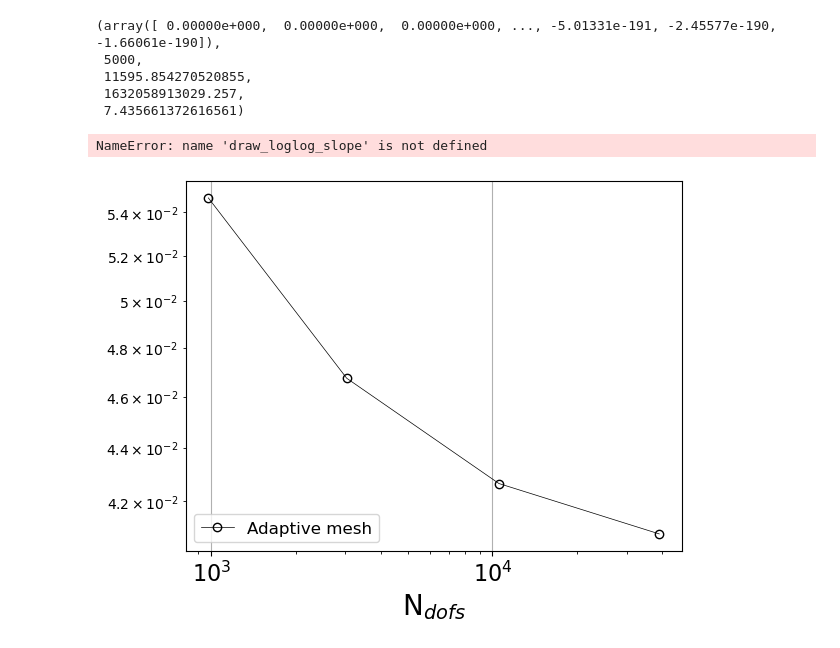
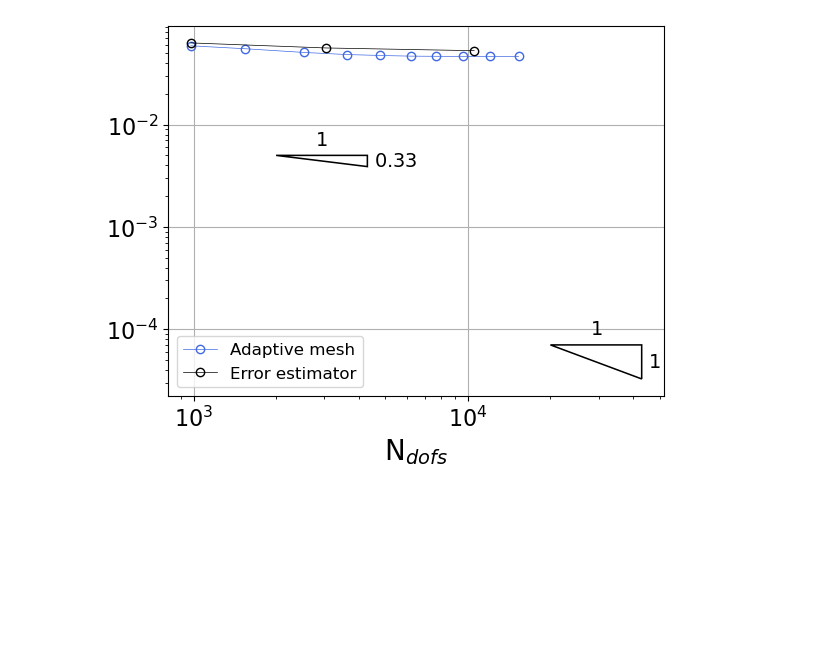
Before and after one commit to c-f-h/pyiga, a Jupyter notebook: notebooks/Inductor.ipynb, the cells around one changed output. Saved outputs shown, nothing was run; the diff lists cells and outputs as text; code cells hidden in the pictures; blank space fills up the shorter version.

```diff
--- a/notebooks/Inductor.ipynb
+++ b/notebooks/Inductor.ipynb
@@ -272,49 +358,42 @@ IndexError: tuple index out of range
-# %%
-x
-# %% [output]
-(array([ 0.00000e+000,  0.00000e+000,  0.00000e+000, ..., -5.01331e-191, -2.45577e-190, -1.66061e-190]),
- 5000,
- 11595.854270520855,
- 1632058913029.257,
- 7.435661372616561)
 # %%
 #R_a = np.load('Inductor_adaptive.npy')
-R_u = np.load('Inductor_uniform.npy')
+#R_u = np.load('Inductor_uniform.npy')
 
-numdofs=R_u[:,0]
-# numdofs_a = R_a[:,0]
-Eerr = R_u[:,2]
-# Eerr_a = R_a[:,2]
+# numdofs=R_u[:,0]
+# # numdofs_a = R_a[:,0]
+# Eerr = R_u[:,2]
+# # Eerr_a = R_a[:,2]
 pos=((2*1e4,7*1e-5),(2.5*1e4,3*1e-5),(5*1e4,5*1e-7),(6*1e4,1e-7))
 pos_u=((2*1e3,5*1e-3),(4*1e3,3*1e-3),(1e4,1.5*1e-3),(3*1e3,1e-3))
 w = (1.5,1.5,1.5,1.5)
 inv = (False,False,False,True)
-for i, deg in enumerate((2,3,5,8)):
-    numdofs=R_u[:,i*5+0]
-    # numdofs_a = R_a[:,i*5+0]
-    Eerr = R_u[:,i*5+2]
-    # Eerr_a = R_a[:,i*5+2]
-    # Eta = R_a[:,i*5+3]
+for i, deg in enumerate((2,)):
+    R_a = np.load('Inductor_adaptive_p'+str(deg)+'.npy')
+    R_u = np.load('Inductor_uniform_p'+str(deg)+'.npy')
+    numdofs=R_u[:,0]
+    numdofs_a = R_a[:,0]
+    Eerr = R_u[:,2]
+    Eerr_a = R_a[:,2]
+    Eta = R_a[:,3]
 
     numdofs=numdofs[numdofs!=0]
-    # numdofs_a=numdofs_a[numdofs_a != 0]
-    # Eerr_a = Eerr_a[Eerr_a!=0]
+    numdofs_a=numdofs_a[numdofs_a != 0]
+    Eerr_a = Eerr_a[Eerr_a!=0]
     Eerr = Eerr[Eerr!=0]
-    # Eta = Eta[Eta!=0]
+    Eta = Eta[Eta!=0]
 
     fig, ax = plt.subplots()
-    # plt.loglog(numdofs_a, Eerr_a, 'o-',color='royalblue',linewidth=0.5, markerfacecolor='none')
-    # plt.loglog(numdofs_a, Eta, 'x-',color='red',linewidth=0.5, markerfacecolor='none')
+    plt.loglog(numdofs_a, Eerr_a, 'o-',color='royalblue',linewidth=0.5, markerfacecolor='none')
+    #plt.loglog(numdofs_a, Eta, 'x-',color='red',linewidth=0.5, markerfacecolor='none')
     plt.loglog(numdofs, Eerr, 'o-',color='black',linewidth=0.5, markerfacecolor='none')
     plt.grid('True');
     ax.tick_params(axis='both', labelsize=16)
     plt.legend(['Adaptive mesh','Error estimator','Uniform mesh'],loc='lower left',prop={'size': 12})
     plt.xlabel("N$_{dofs}$",size=20)
     draw_loglog_slope(fig,ax,pos[i],w[i],slope=int(deg/2) if deg%2==0 else deg/2,inverted=inv[i], color='black', polygon_kwargs=None, label=True, labelcolor=None, label_kwargs={'fontsize':14}, zorder=None)
     draw_loglog_slope(fig,ax,pos_u[i],w[i],0.33,inverted=inv[i], color='black', polygon_kwargs=None, label=True, labelcolor=None, label_kwargs={'fontsize':14}, zorder=None)
 
     plt.savefig('LQp'+str(deg)+'n'+str(deg+1)+'H1_cnv.pdf', bbox_inches='tight')
     plt.show()
 # %% [output]
-NameError: name 'draw_loglog_slope' is not defined
-[figure, old version]
+[figure, new version]
```
Also changed, not shown: parts of 2 cells of this notebook, 18 other files.
